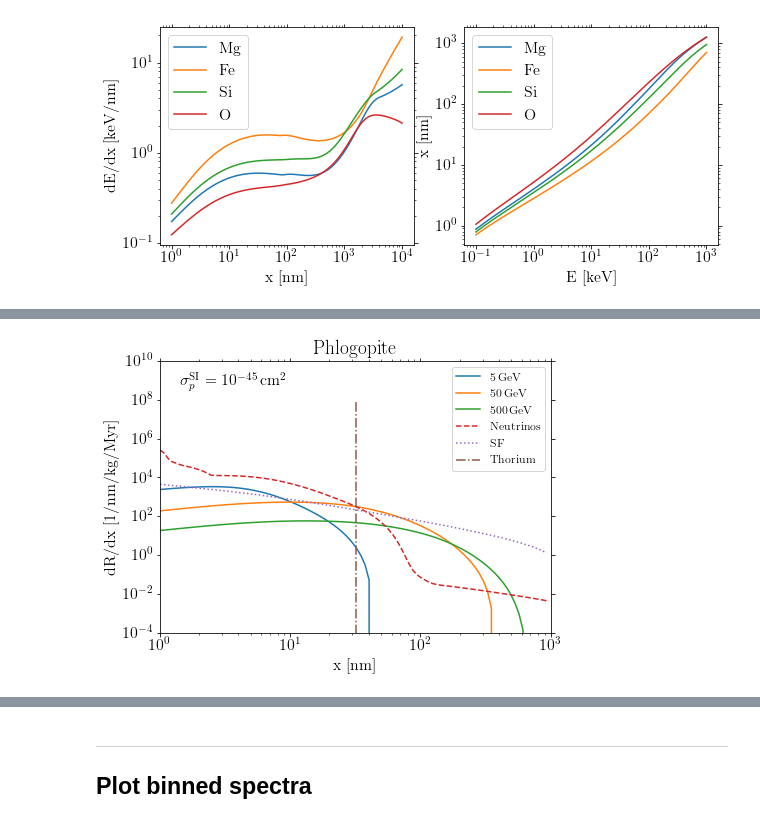
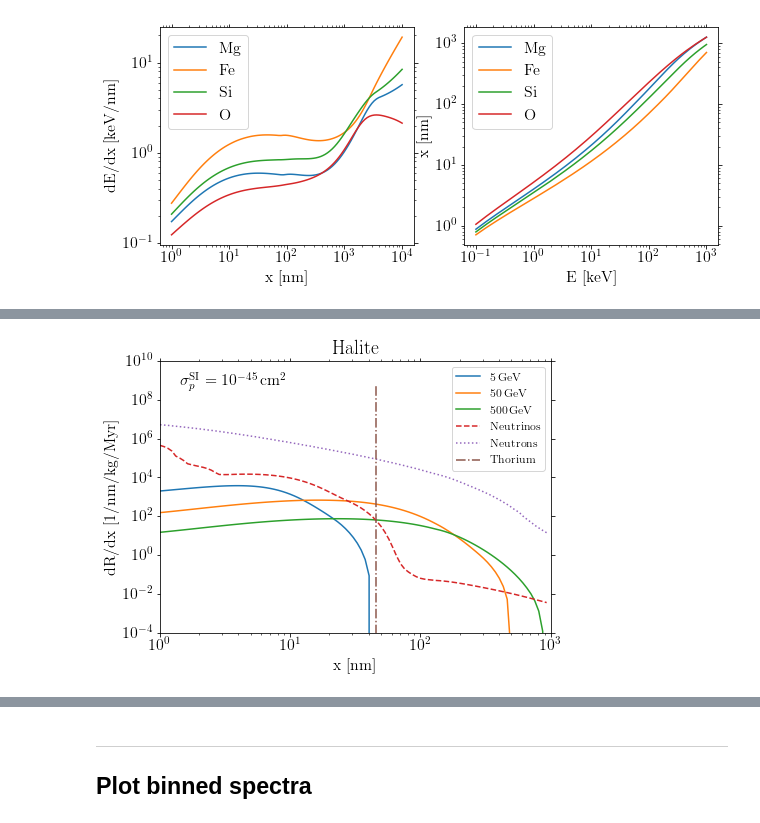
Before and after one commit to tedwards2412/paleo_detectors, a Jupyter notebook: Notebooks/PlotSpectra.ipynb, the cells around one changed output, grey strips where cells are left out. Cells and saved outputs as stored; diff of their text form; code cells hidden in the pictures.

Commit message:
Added Halite, Nchwaningite and new neutron BG

```diff
--- a/Notebooks/PlotSpectra.ipynb
+++ b/Notebooks/PlotSpectra.ipynb
@@ -40,7 +40,7 @@ def plotSpectrum(mineral):
 
     plt.loglog(x_bins[:-1], mineral.dRdx_nu(x_bins), linestyle='--',label=r'Neutrinos')
 
-    plt.loglog(x_bins[:-1], mineral.fission_bkg(x_bins, T=1e7), linestyle=':', label='SF')
+    plt.loglog(x_bins[:-1], mineral.dRdx_neutrons(x_bins), linestyle=':', label='Neutrons')
 
     #Plot the line from Thorium
     x_Th = mineral.xT_Thorium()
@@ -182,0 +108,4 @@ Plotting SRIM data for Phlogopite:
+# %%
+Hal = Mineral("Halite")
+Hal.showProperties()
+Hal.showSRIM()
@@ -183,4 +122,4 @@ Plotting SRIM data for Phlogopite:
 # %%
-plotSpectrum(Phlo)
+plotSpectrum(Hal)
 # %% [output]
-[figure, old version]
+[figure, new version]
```
Also changed, not shown: parts of 19 cells of this notebook, 32 other files.
